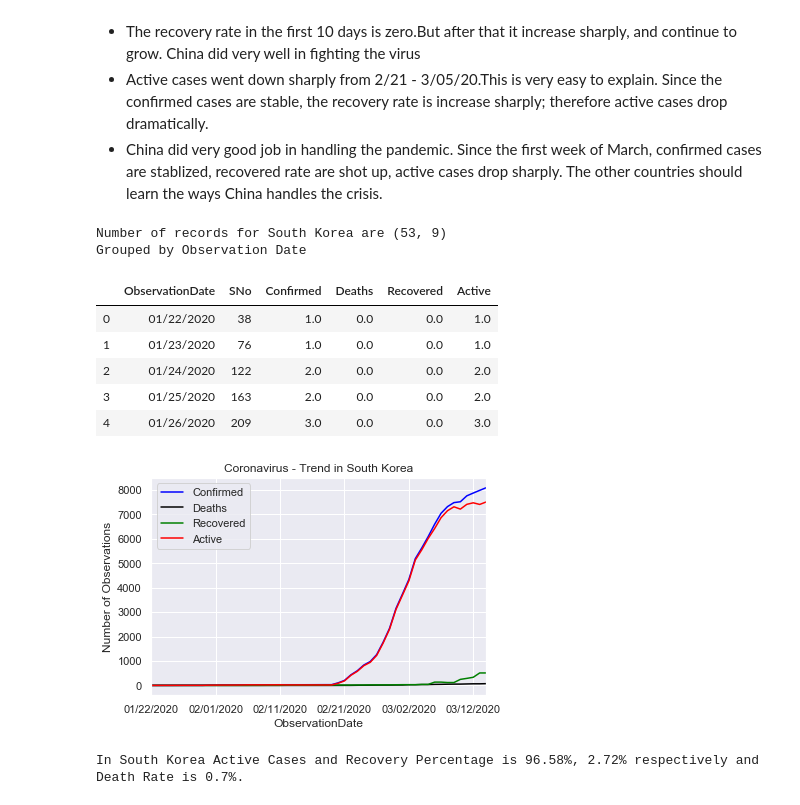
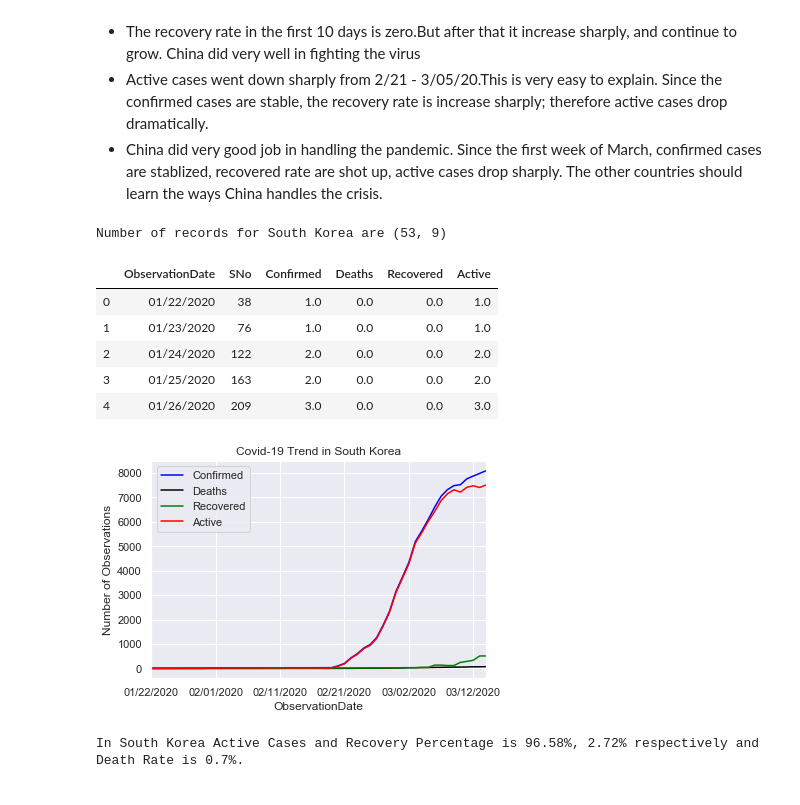
Before and after one commit to ThoaShook/Coronavirus-Analysis, a Jupyter notebook: Coronavirus_Analysis.ipynb, the cells around one changed output. Drawn from its saved outputs; the diff is of its cells as text; code cells hidden in the pictures.

```diff
--- a/Coronavirus_Analysis.ipynb
+++ b/Coronavirus_Analysis.ipynb
@@ -200,11 +200,9 @@ df_sKorea = df2[df2['Country/Region'] == 'South Korea']
 print(f"Number of records for South Korea are {df_sKorea.shape}")
 df_sKorea = df_sKorea.groupby(['ObservationDate']).sum().reset_index()
 #df_italy['Week'] = pd.to_datetime(df_italy['ObservationDate'],errors = 'coerce').dt.week
-print(f"Grouped by Observation Date")
 df_sKorea.head()
 # %% [output]
 Number of records for South Korea are (53, 9)
-Grouped by Observation Date
 |  | ObservationDate | SNo | Confirmed | Deaths | Recovered | Active |
 | 0 | 01/22/2020 | 38 | 1.0 | 0.0 | 0.0 | 1.0 |
 | 1 | 01/23/2020 | 76 | 1.0 | 0.0 | 0.0 | 1.0 |
@@ -214,12 +212,12 @@ Grouped by Observation Date
 # %%
 df_sKorea.plot(kind='line',x='ObservationDate',
               y=['Confirmed','Deaths','Recovered','Active'],
               color = ['blue','black','green','red'])
-plt.title('Coronavirus - Trend in South Korea')
+plt.title('Covid-19 Trend in South Korea')
 plt.ylabel('Number of Observations')
 plt.show()
 # %% [output]
-[figure, old version]
+[figure, new version]
 # %%
 # Calculating Death, Active, and Recovery Percentage in South Korea
 df_sKorea = df_sKorea[df_sKorea['ObservationDate']>= '01/31/2020']
```
Also changed, not shown: parts of 17 cells of this notebook, 13 other files.
